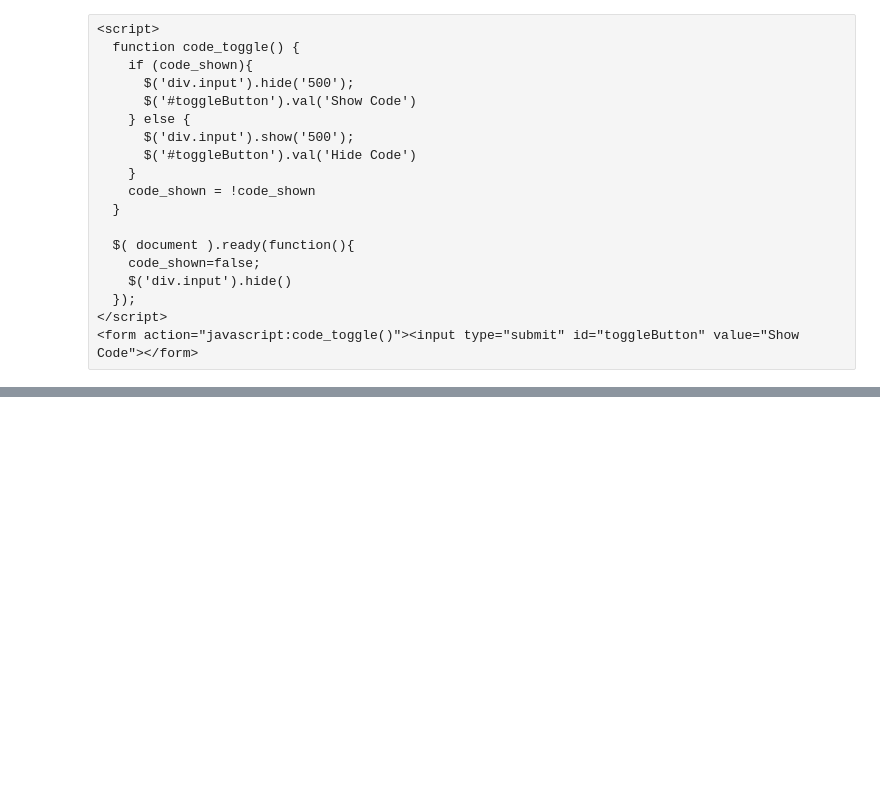
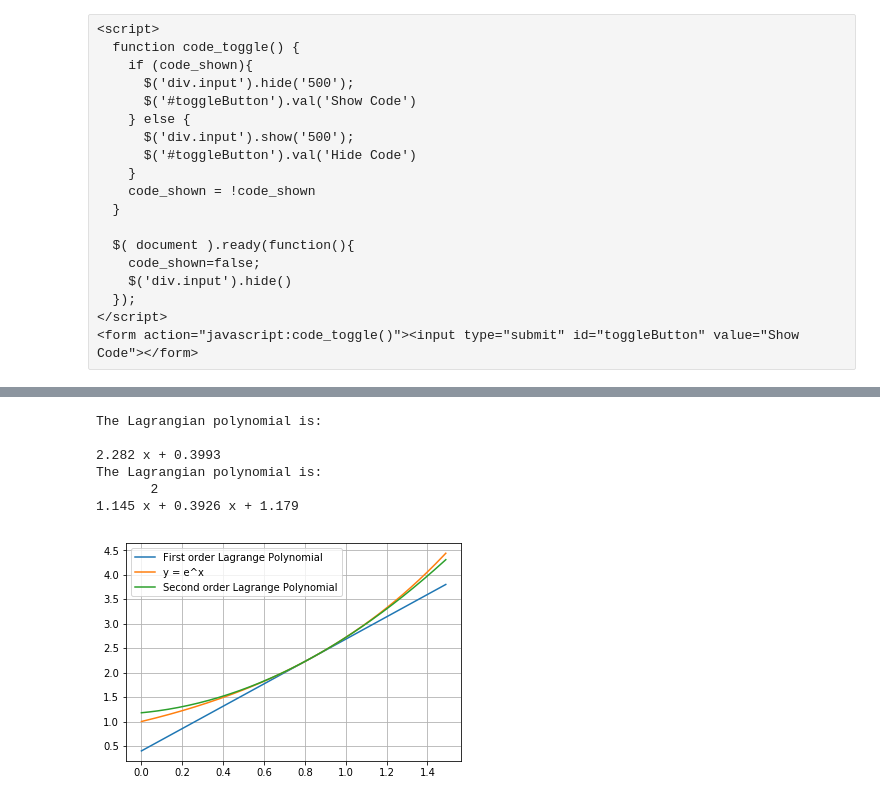
Before and after one commit to Vidhin05/Computational-and-Numerical-Methods, a Jupyter notebook: Set_6.ipynb, the cells around one changed output, grey strips where cells are left out. Saved outputs shown, nothing was run; the diff lists cells and outputs as text; code cells hidden in the pictures; blank space fills up the shorter version.

```diff
--- a/Set_6.ipynb
+++ b/Set_6.ipynb
@@ -85 +66,15 @@ Order of the Lagrange polynomial is 2.
+# %%
+xp = np.arange(0, 1.5, 0.01)
+lag(np.array([0.82, 0.83]), np.array([2.270500, 2.293319]), np.arange(0, 1.5, 0.01), "First order Lagrange Polynomial")
+plt.plot(xp, np.exp(xp), label="y = e^x")
+lag(np.array([0.82, 0.83, 0.84]), np.array([2.270500, 2.293319,2.316367]), np.arange(0, 1.5, 0.01), "Second order Lagrange Polynomial")
+plt.show()
+# %% [output]
+The Lagrangian polynomial is:
+
+2.282 x + 0.3993
+The Lagrangian polynomial is:
+       2
+1.145 x + 0.3926 x + 1.179
+[figure, added]
 # %%
```
Also changed, not shown: parts of 5 cells of this notebook.
